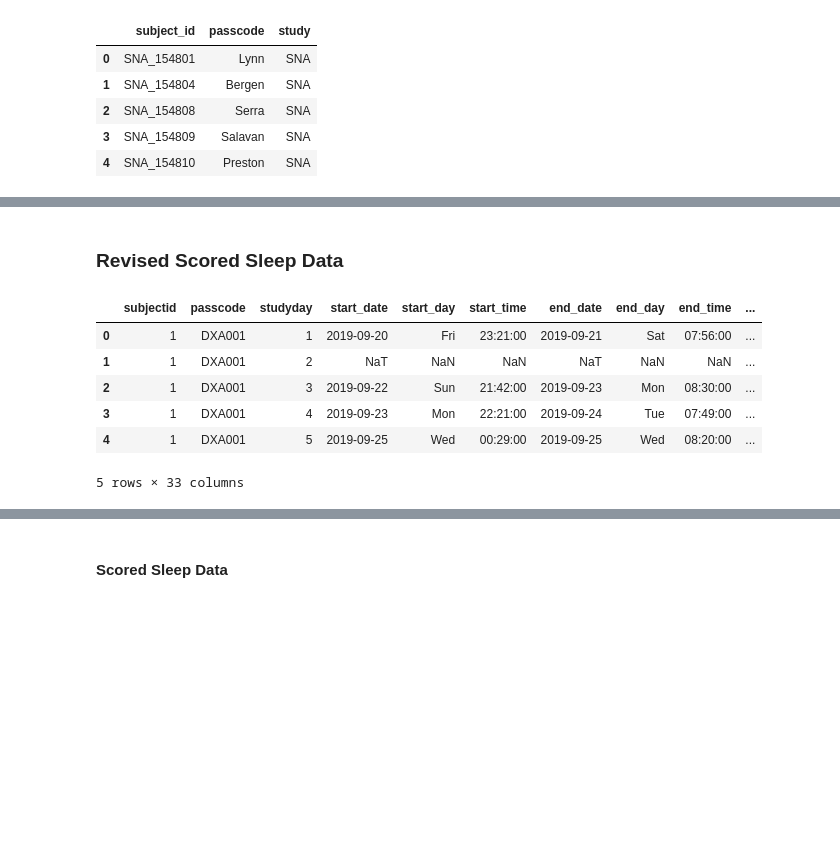
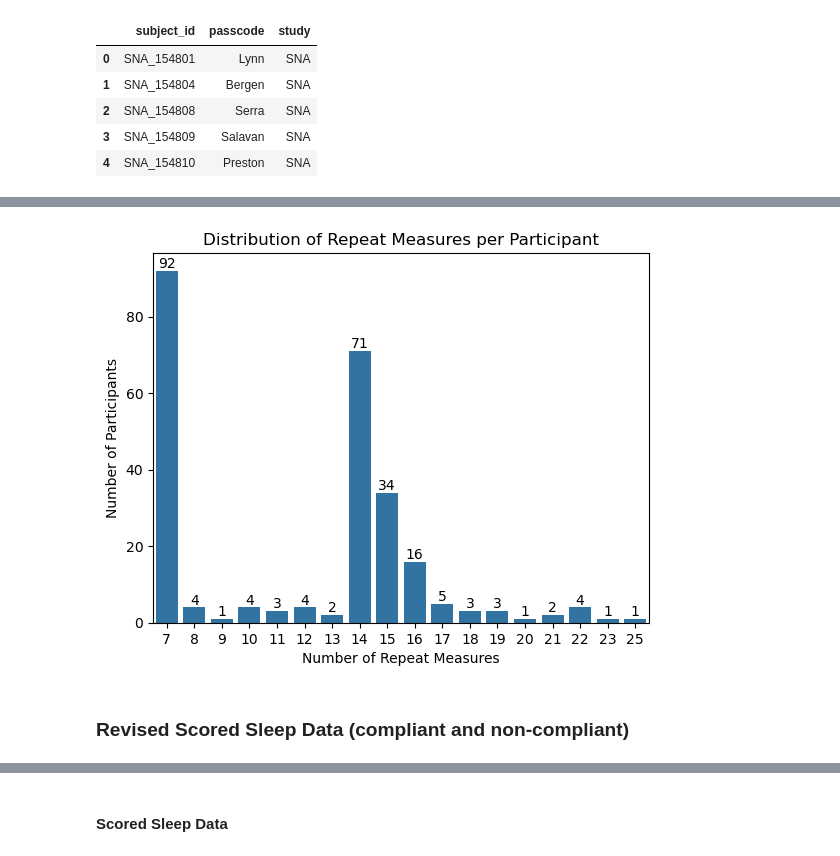
Before and after one commit to Tom-Gooding/Portfolio, a Jupyter notebook: Data_Projects/Rutgers Research/Rutgers_Sleep_Cannabis_Alcohol_study/RUmerging_sleep_actigraphy_data_091026.ipynb, the cells around one changed output, grey strips where cells are left out. Cells and saved outputs as stored; diff of their text form; code cells hidden in the pictures; blank space fills up the shorter version.

Commit message:
updating participant id list

```diff
--- a/Data_Projects/Rutgers Research/Rutgers_Sleep_Cannabis_Alcohol_study/RUmerging_sleep_actigraphy_data_091026.ipynb
+++ b/Data_Projects/Rutgers Research/Rutgers_Sleep_Cannabis_Alcohol_study/RUmerging_sleep_actigraphy_data_091026.ipynb
@@ -135,0 +136,12 @@ Missing from actigraphy_df: ['DXA_005' 'DXA_105' 'DXA_128']
+# %%
+## Import updated compliant scored sleep data (n=251)
+scored_sleep_compliant_df = pd.read_excel('/Users/thomasgooding/Desktop/Rutgers_Sleep_Cannabis_Alcohol_study/scored_summary_actigraphy_data/AllStudies_Diary_Actigraphy_SleepTiming_COMPLIANT.xlsx')
+
+scored_sleep_compliant_df.columns = scored_sleep_compliant_df.columns.str.strip().str.replace(' ', '_').str.lower()
+scored_sleep_compliant_df.rename(columns={'subjectid':'old_subject_id'}, inplace=True)
+
+scored_sleep_compliant_df['passcode'] = scored_sleep_compliant_df['passcode'].replace(r'^Si', '', regex=True).str.strip()
+scored_sleep_compliant_df['passcode'] = scored_sleep_compliant_df['passcode'].replace('don', 'Sidon')
+scored_sleep_compliant_df['passcode'] = scored_sleep_compliant_df['passcode'].astype(str)
+
+scored_sleep_compliant_df.head()
@@ -135,0 +165,4 @@ Missing from actigraphy_df: ['DXA_005' 'DXA_105' 'DXA_128']
+# %%
+master_compliant_scored_sleep_df = pd.merge(scored_sleep_compliant_df, master_code_df, how='left', on='passcode')
+master_compliant_scored_sleep_df['subject_id'].nunique()
+## n=251, same as compliant list pre-merge
@@ -135,0 +171,7 @@ Missing from actigraphy_df: ['DXA_005' 'DXA_105' 'DXA_128']
+# %%
+first_cols = ['subject_id', 'passcode', 'study', 'old_subject_id']
+remaining_cols = [col for col in master_compliant_scored_sleep_df.columns if col not in first_cols]
+## reorder columns
+master_compliant_scored_sleep_df_cleaned = master_compliant_scored_sleep_df[first_cols + remaining_cols]
+
+master_compliant_scored_sleep_df_cleaned.head()
@@ -135,0 +280,5 @@ Missing from actigraphy_df: ['DXA_005' 'DXA_105' 'DXA_128']
+# %%
+count_sorted = (master_compliant_scored_sleep_df_cleaned.groupby('subject_id').size().reset_index(name='repeat_measures')).sort_values('repeat_measures')
+
+count_sorted
+# count_sorted.to_excel('count_of_repeat_measures.xlsx')
@@ -136,16 +299,23 @@ Missing from actigraphy_df: ['DXA_005' 'DXA_105' 'DXA_128']
+# %%
+ax = sns.countplot(data=count_sorted, x='repeat_measures')
+ax.bar_label(ax.containers[0]
+             )
+plt.xlabel('Number of Repeat Measures')
+plt.ylabel('Number of Participants')
+plt.title('Distribution of Repeat Measures per Participant')
+
+plt.savefig('sleep nights distribution.png')
+
+plt.show()
+# %% [output]
+[figure, added]
 # %% [markdown]
-### Revised Scored Sleep Data
+### Revised Scored Sleep Data (compliant and non-compliant)
 # %%
-scored_test = pd.read_excel('/Users/thomasgooding/Desktop/Rutgers_Sleep_Cannabis_Alcohol_study/scored_summary_actigraphy_data/AllStudies_Diary_Actigraphy_SleepTiming_ALL.xlsx')
+# scored_test = pd.read_excel('/Users/thomasgooding/Desktop/Rutgers_Sleep_Cannabis_Alcohol_study/scored_summary_actigraphy_data/AllStudies_Diary_Actigraphy_SleepTiming_ALL.xlsx')
 
-scored_test.columns = scored_test.columns.str.lower()
+# scored_test.columns = scored_test.columns.str.lower().str.strip().str.replace(' ', '_')
+# scored_test.rename(columns={'subjectid': 'old_subject_id'}, inplace=True)
+# scored_test['passcode'] = scored_test['passcode'].replace(r'^Si', '', regex=True)
 
-scored_test.head()
+# scored_test.head()
-# %% [output]
-|  | subjectid | passcode | studyday | start_date | start_day | start_time | end_date | end_day | end_time | ... |
-| 0 | 1 | DXA001 | 1 | 2019-09-20 | Fri | 23:21:00 | 2019-09-21 | Sat | 07:56:00 | ... |
-| 1 | 1 | DXA001 | 2 | NaT | NaN | NaN | NaT | NaN | NaN | ... |
-| 2 | 1 | DXA001 | 3 | 2019-09-22 | Sun | 21:42:00 | 2019-09-23 | Mon | 08:30:00 | ... |
-| 3 | 1 | DXA001 | 4 | 2019-09-23 | Mon | 22:21:00 | 2019-09-24 | Tue | 07:49:00 | ... |
-| 4 | 1 | DXA001 | 5 | 2019-09-25 | Wed | 00:29:00 | 2019-09-25 | Wed | 08:20:00 | ... |
-5 rows × 33 columns
```
Also changed, not shown: parts of 47 cells of this notebook, 2 other files.
